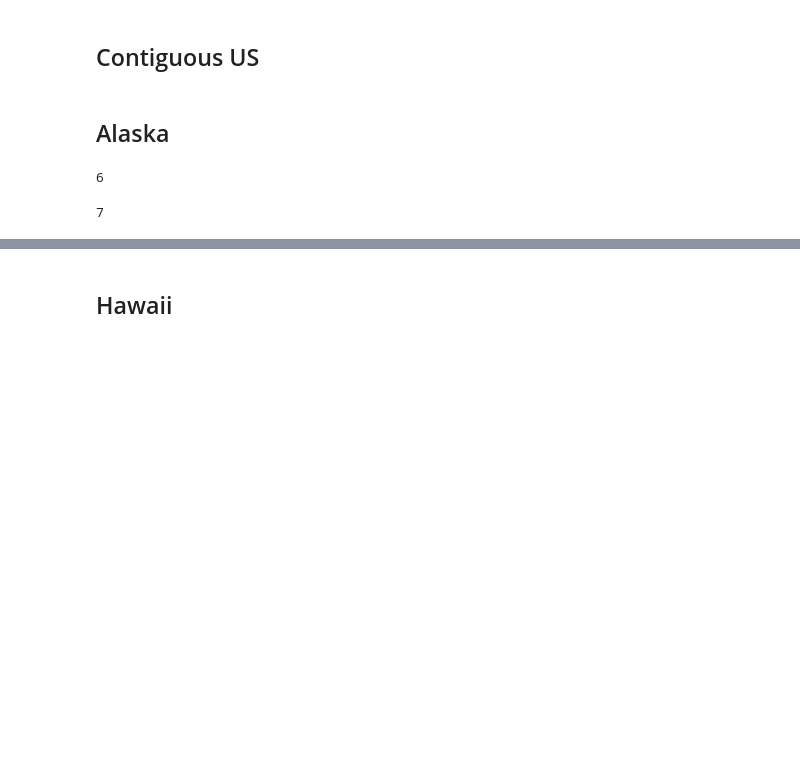
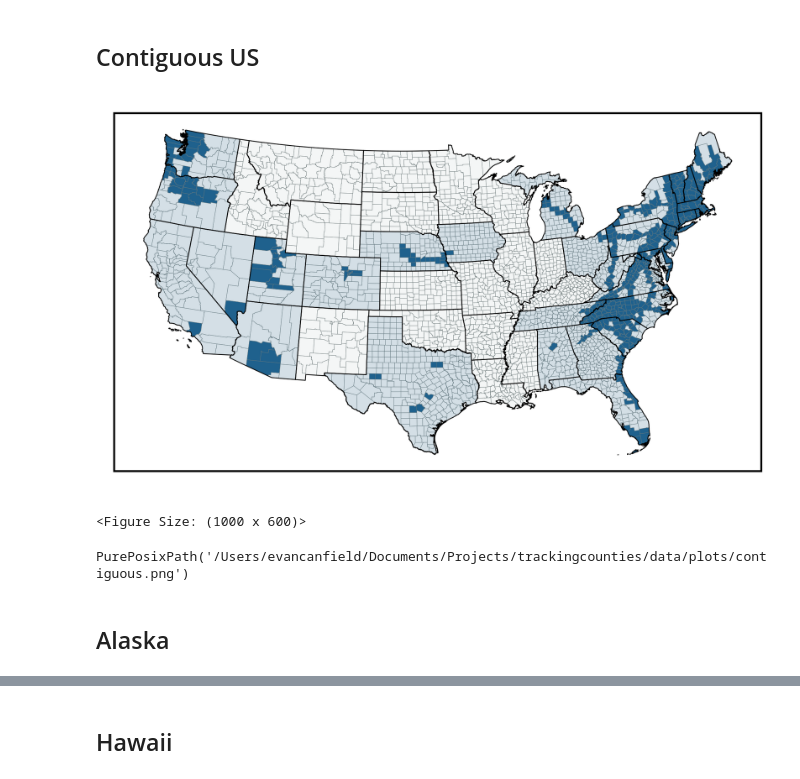
Before and after one commit to canfielder/trackingcounties, a Jupyter notebook: notebooks/main/01_counties.ipynb, the cells around one changed output, grey strips where cells are left out. Saved outputs shown, nothing was run; the diff lists cells and outputs as text; code cells hidden in the pictures; blank space fills up the shorter version.

```diff
--- a/notebooks/main/01_counties.ipynb
+++ b/notebooks/main/01_counties.ipynb
@@ -138,10 +138,6 @@ def shift_meridian(geo_df, new_centerline):
 
 def adjust_crs(gdf, epsg):
     gdf = gdf.to_crs(epsg = EPSG_CODE)
-# %%
-def adjust_crs(gdf, epsg):
-    gdf = gdf.to_crs(epsg = epsg)
-    return gdf
 # %% [markdown]
 # Generate Tables for Specific Plots
 # %%
@@ -278,38 +265,56 @@ p = (
         ),
         color = plot_params['entity_border']['color']['county'],
         size = plot_params['entity_border']['thickness']['county'],
         ) +
     p9.geom_map(
         data = dct_plot['state'][plot_label],
         mapping = p9.aes(
             fill = 'visited',
             alpha = 'visited'
         ),
         color = plot_params['entity_border']['color']['state'],
         size = plot_params['entity_border']['thickness']['state']
         ) +
     p9.scale_fill_manual(
         values = plot_params['color'],
         guide = False
         ) +
     p9.scale_alpha_manual(
         values = plot_params['opacity'],
         guide  = False
         ) +
     p9.theme_linedraw() +
     p9.theme(
-        figure_size=(
+        figure_size = (
             plot_params['dimensions']['width'][plot_label],
             plot_params['dimensions']['height'][plot_label]
-            )
+            ),
+            axis_text = p9.element_blank(),
+            axis_ticks = p9.element_blank(),
+            panel_border = p9.element_rect(
+                fill  = "#000000",
+                color = "#000000",
+                size  = 2
+                ),
+            panel_grid_major = p9.element_blank(),
+            panel_grid_minor = p9.element_blank(),
     )
 )
 
 plot_name = f'{plot_label}.png'
 
-save_plot(
-    plot      = p,
-    plot_path = pl.PurePath(plot_dir, plot_name),
-    width     = plot_params['dimensions']['width'][plot_label],
-    height    = plot_params['dimensions']['height'][plot_label]
-    )
+# save_plot(
+#     plot      = p,
+#     plot_path = pl.PurePath(plot_dir, plot_name),
+#     width     = plot_params['dimensions']['width'][plot_label],
+#     height    = plot_params['dimensions']['height'][plot_label]
+#     )
+
+p
+# %% [output]
+[figure, added]
+<Figure Size: (1000 x 600)>
+# %%
+plot_path
+# %% [output]
+PurePosixPath('/Users/evancanfield/Documents/Projects/trackingcounties/data/plots/contiguous.png')
@@ -316,13 +323,5 @@ save_plot(
 # %% [markdown]
 ## Alaska
-# %%
-plot_params['dimensions']['width'][plot_label]
-# %% [output]
-6
-# %%
-plot_params['dimensions']['height'][plot_label]
-# %% [output]
-7
 # %%
 plot_label = 'alaska'
 
```
Also changed, not shown: parts of 9 cells of this notebook, 4 other files.
